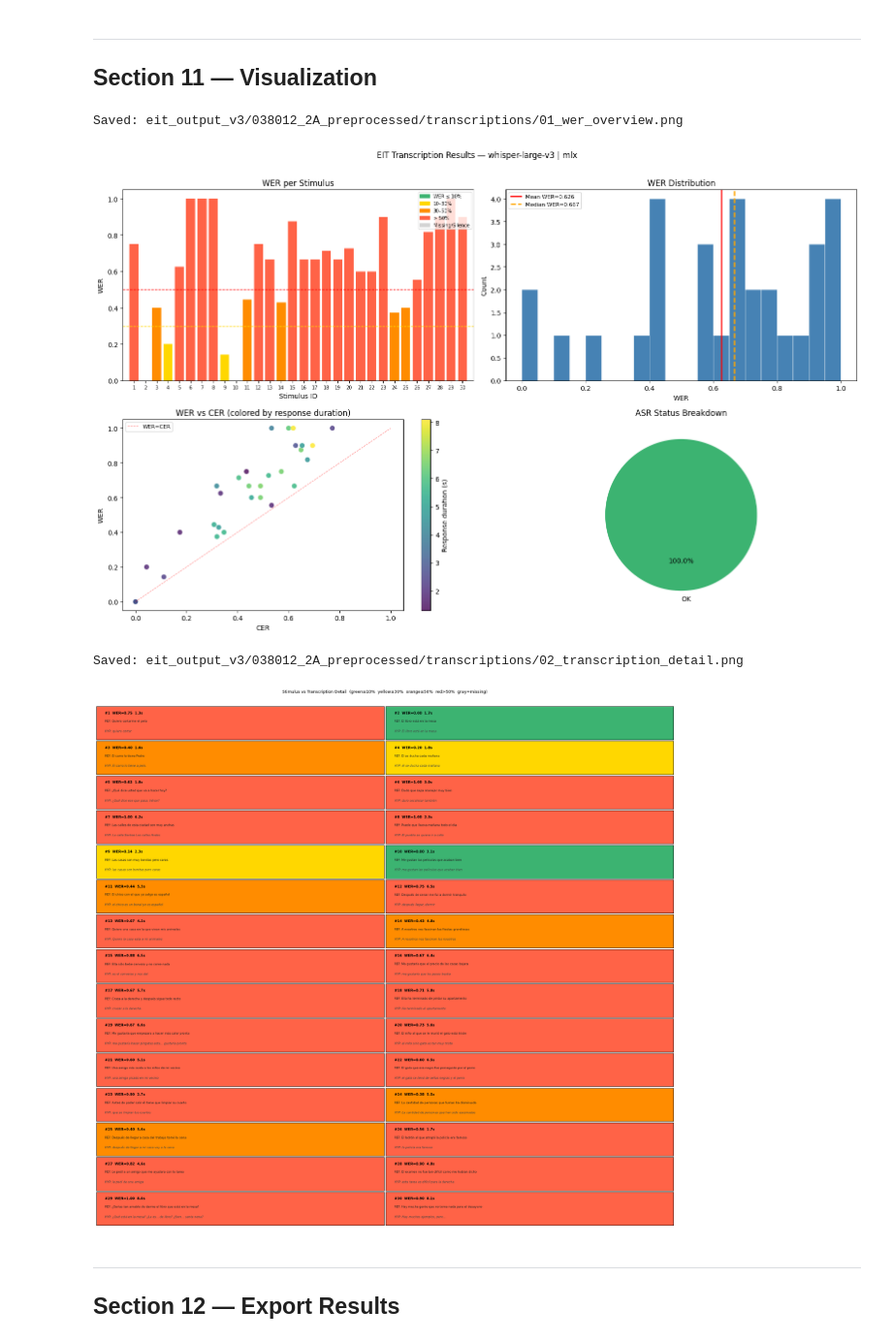
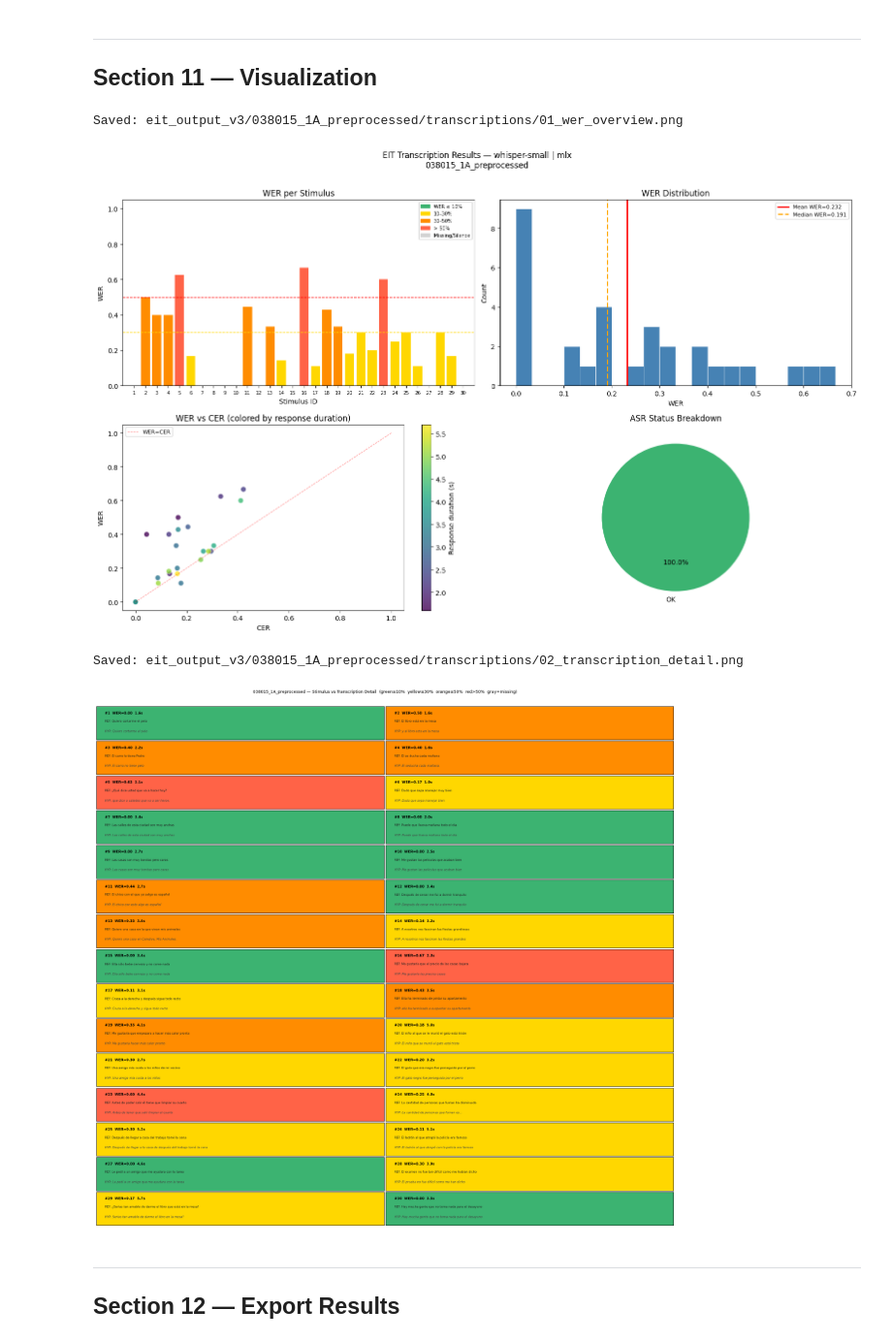
Before and after one commit to gupta-tilak/autoeit_humanai, a Jupyter notebook: eit_transcription.ipynb, the cells around one changed output. Shown at 97% size. Saved outputs shown, nothing was run; the diff lists cells and outputs as text; code cells hidden in the pictures.

```diff
--- a/eit_transcription.ipynb
+++ b/eit_transcription.ipynb
@@ -126,18 +126,19 @@ Core imports OK
 # %%
 # ── Segmentation output from v3 pipeline ────────────────────────────────
 # Point this to the segments.csv from the v3 segmentation notebook
-SEGMENTS_CSV = "eit_output_v3/038012_2A_preprocessed/segments.csv"
+SEGMENTS_CSV = "eit_output_v3/038015_1A_preprocessed/segments.csv"
 
 # Process multiple recordings by adding more entries:
-# SEGMENTS_CSV_LIST = [
-#     "eit_output_v3/038015_1A_preprocessed/segments.csv",
-#     "eit_output_v3/038012_2A_preprocessed/segments.csv",
-#     ...
-# ]
+SEGMENTS_CSV_LIST = [
+    "eit_output_v3/038015_1A_preprocessed/segments.csv",
+    "eit_output_v3/038012_2A_preprocessed/segments.csv",
+    "eit_output_v3/038010_2A_preprocessed/segments.csv",
+    "eit_output_v3/038011_1A_preprocessed/segments.csv"
+]
 
 # ── Whisper configuration ────────────────────────────────────────────────
 BACKEND    = 'auto'        # 'auto' | 'mlx' | 'whispercpp' | 'openai'
-MODEL_SIZE = 'large-v3'    # 'large-v3' | 'large-v2' | 'medium' | 'small'
+MODEL_SIZE = 'small'    # 'large-v3' | 'large-v2' | 'medium' | 'small'
 LANGUAGE   = 'es'          # ISO 639-1 language code for Spanish
 
 # ── Decoding parameters ──────────────────────────────────────────────────
@@ -1703,7 +1825,7 @@ print_metrics(transcription_df)
 ---
 ## Section 11 — Visualization
 # %%
-def plot_wer_overview(df, output_path=None):
+def plot_wer_overview(df, output_path=None, participant_id=None):
     """Four-panel summary plot for transcription results."""
     fig, axes = plt.subplots(2, 2, figsize=(16, 10))
     scored = df[df['asr_status'] == 'OK'].dropna(subset=['wer', 'cer'])
@@ -1777,8 +1899,10 @@ def plot_wer_overview(df, output_path=None):
             wedgeprops={'edgecolor': 'white', 'linewidth': 1.5})
     ax4.set_title('ASR Status Breakdown')
 
-    plt.suptitle(f'EIT Transcription Results — whisper-{MODEL_SIZE} | {ACTIVE_BACKEND}',
-                 fontsize=12, y=1.01)
+    _title = f'EIT Transcription Results — whisper-{MODEL_SIZE} | {ACTIVE_BACKEND}'
+    if participant_id:
+        _title = f'{_title}\n{participant_id}'
+    plt.suptitle(_title, fontsize=12, y=1.01)
     plt.tight_layout()
     if output_path:
         plt.savefig(output_path, dpi=150, bbox_inches='tight')
@@ -1786,13 +1910,16 @@ def plot_wer_overview(df, output_path=None):
     plt.show()
 
 
-plot_wer_overview(transcription_df,
-                   output_path=OUTPUT_DIR / '01_wer_overview.png')
+plot_wer_overview(
+    transcription_df,
+    output_path=OUTPUT_DIR / '01_wer_overview.png',
+    participant_id=Path(SEGMENTS_CSV).parent.name,
+)
 # %% [output]
-Saved: eit_output_v3/038012_2A_preprocessed/transcriptions/01_wer_overview.png
+Saved: eit_output_v3/038015_1A_preprocessed/transcriptions/01_wer_overview.png
-[figure, old version]
+[figure, new version]
 # %%
-def plot_transcription_detail(df, output_path=None):
+def plot_transcription_detail(df, output_path=None, participant_id=None):
     """Side-by-side stimulus vs transcription for all 30 slots."""
     n_cols = 2
     n_rows = 15  # 30 pairs / 2 columns
@@ -1821,40 +1948,44 @@ def plot_transcription_detail(df, output_path=None):
         ax.set_ylim(0, 1)
         ax.set_xticks([])
         ax.set_yticks([])
 
         wer_str  = f"WER={wer:.2f}" if wer is not None else row['asr_status']
         dur_str  = f"{row['response_duration']:.1f}s" if pd.notna(row.get('response_duration')) else ''
         ref_text = row['stimulus_text']
         hyp_text = row.get('transcription', '') or '[no transcription]'
 
         ax.text(0.03, 0.85, f"#{sid}  {wer_str}  {dur_str}",
                 transform=ax.transAxes, fontsize=7.5, fontweight='bold', va='top')
         ax.text(0.03, 0.60, f"REF: {ref_text}",
                 transform=ax.transAxes, fontsize=6.5, va='top', color='#222',
                 wrap=True)
         ax.text(0.03, 0.30, f"HYP: {hyp_text}",
                 transform=ax.transAxes, fontsize=6.5, va='top', color='#444',
                 style='italic', wrap=True)
 
     # Hide unused
     for j in range(len(df), len(axes_flat)):
         axes_flat[j].set_visible(False)
 
-    plt.suptitle('Stimulus vs Transcription Detail  '
-                 '(green≤10%  yellow≤30%  orange≤50%  red>50%  gray=missing)',
-                 fontsize=9, y=1.005)
+    _detail_title = 'Stimulus vs Transcription Detail  (green≤10%  yellow≤30%  orange≤50%  red>50%  gray=missing)'
+    if participant_id:
+        _detail_title = f'{participant_id} — {_detail_title}'
+    plt.suptitle(_detail_title, fontsize=9, y=1.005)
     plt.tight_layout(h_pad=0.3, w_pad=0.3)
     if output_path:
         plt.savefig(output_path, dpi=130, bbox_inches='tight')
         print(f"Saved: {output_path}")
     plt.show()
 
 
-plot_transcription_detail(transcription_df,
-                           output_path=OUTPUT_DIR / '02_transcription_detail.png')
+plot_transcription_detail(
+    transcription_df,
+    output_path=OUTPUT_DIR / '02_transcription_detail.png',
+    participant_id=Path(SEGMENTS_CSV).parent.name,
+)
 # %% [output]
-Saved: eit_output_v3/038012_2A_preprocessed/transcriptions/02_transcription_detail.png
+Saved: eit_output_v3/038015_1A_preprocessed/transcriptions/02_transcription_detail.png
-[figure, old version]
+[figure, new version]
 # %% [markdown]
 ---
 ## Section 12 — Export Results
```
Also changed, not shown: parts of 26 cells of this notebook, 37 other files.
